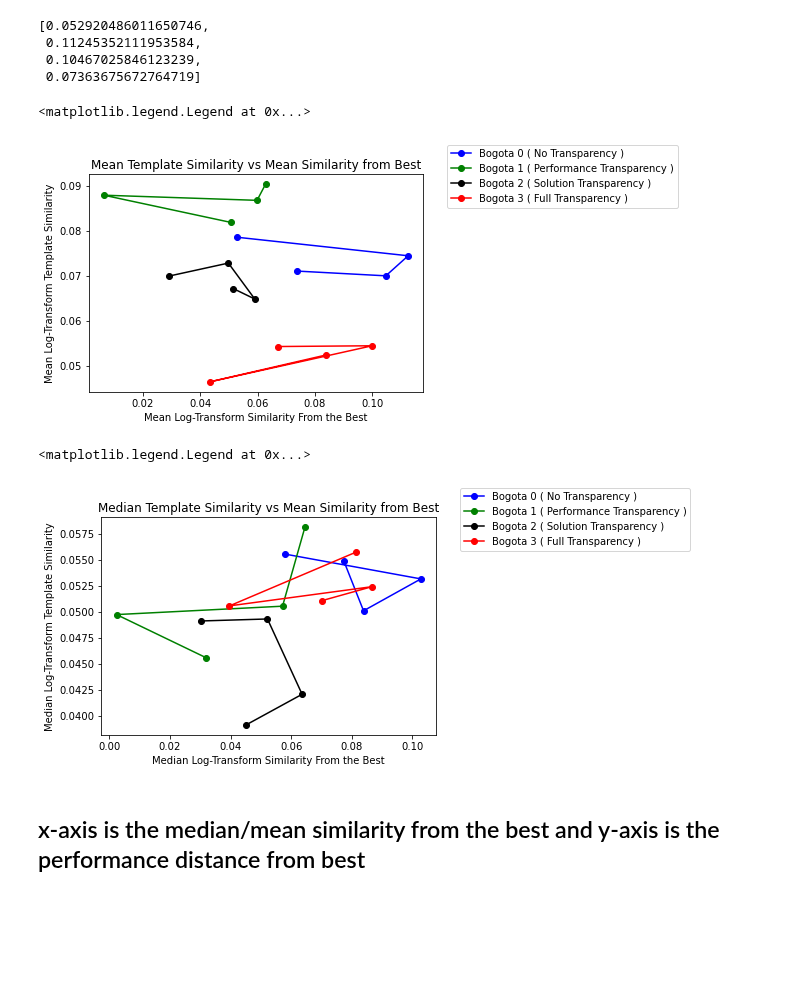
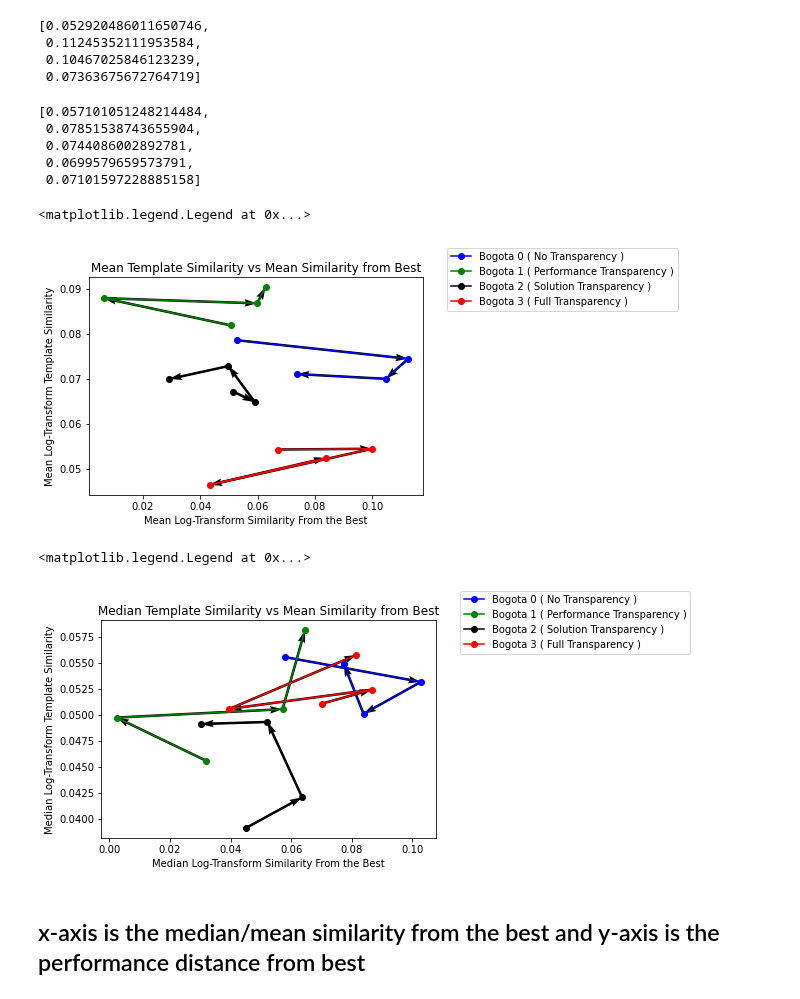
Before and after one commit to ironhacks/spring-2017-analysis, a Jupyter notebook: spring-2017/script/analysis/8-Distance-From-Best-Performance.ipynb, the cells around one changed output. Drawn from its saved outputs; the diff is of its cells as text; code cells hidden in the pictures; blank space fills up the shorter version.

```diff
--- a/spring-2017/script/analysis/8-Distance-From-Best-Performance.ipynb
+++ b/spring-2017/script/analysis/8-Distance-From-Best-Performance.ipynb
@@ -729,39 +729,54 @@ mean_log_best_bogota0
  0.11245352111953584,
  0.10467025846123239,
  0.07363675672764719]
+# %%
+mean_log_template_bogota0
+# %% [output]
+[0.057101051248214484,
+ 0.07851538743655904,
+ 0.0744086002892781,
+ 0.0699579659573791,
+ 0.07101597228885158]
 # %%
 import matplotlib.pyplot as plt
 
 x1 = mean_log_best_bogota0
 x2 = mean_log_best_bogota1
 x3 = mean_log_best_bogota2
 x4 = mean_log_best_bogota3
 
 del mean_log_template_bogota0[0]
 del mean_log_template_bogota1[0]
 del mean_log_template_bogota2[0]
 del mean_log_template_bogota3[0]
 
 y1 = mean_log_template_bogota0
 y2 = mean_log_template_bogota1
 y3 = mean_log_template_bogota2
 y4 = mean_log_template_bogota3
 
+deltaX1, deltaX2, deltaX3, deltaX4 = [np.diff(x) for x in [x1, x2, x3, x4]]
+deltaY1, deltaY2, deltaY3, deltaY4 = [np.diff(y) for y in [y1, y2, y3, y4]]
 
 line1 = plt.plot(x1, y1,'bo-',label='Bogota 0 ( No Transparency )')
 line2 = plt.plot(x2, y2,'go-',label='Bogota 1 ( Performance Transparency )')
 line3 = plt.plot(x3, y3,'ko-',label='Bogota 2 ( Solution Transparency )')
 line4 = plt.plot(x4, y4,'ro-',label='Bogota 3 ( Full Transparency )')
+
+arrows1 = plt.quiver(x1[:-1], y1[:-1], deltaX1, deltaY1, scale_units='xy', angles='xy', scale=1)
+arrows2 = plt.quiver(x2[:-1], y2[:-1], deltaX2, deltaY2, scale_units='xy', angles='xy', scale=1)
+arrows3 = plt.quiver(x3[:-1], y3[:-1], deltaX3, deltaY3, scale_units='xy', angles='xy', scale=1)
+arrows4 = plt.quiver(x4[:-1], y4[:-1], deltaX4, deltaY4, scale_units='xy', angles='xy', scale=1)
 
 plt.title("Mean Template Similarity vs Mean Similarity from Best")
 plt.ylabel("Mean Log-Transform Template Similarity")
 plt.xlabel("Mean Log-Transform Similarity From the Best")
 
 plt.legend(bbox_to_anchor=(1.5, 1),
            bbox_transform=plt.gcf().transFigure)
 # %% [output]
 <matplotlib.legend.Legend at 0x...>
-[figure, old version]
+[figure, new version]
 # %%
 import matplotlib.pyplot as plt
 
@@ -780,11 +795,19 @@ y2 = median_log_template_bogota1
 y3 = median_log_template_bogota2
 y4 = median_log_template_bogota3
 
+deltaX1, deltaX2, deltaX3, deltaX4 = [np.diff(x) for x in [x1, x2, x3, x4]]
+deltaY1, deltaY2, deltaY3, deltaY4 = [np.diff(y) for y in [y1, y2, y3, y4]]
+
 
 line1 = plt.plot(x1, y1,'bo-',label='Bogota 0 ( No Transparency )')
 line2 = plt.plot(x2, y2,'go-',label='Bogota 1 ( Performance Transparency )')
 line3 = plt.plot(x3, y3,'ko-',label='Bogota 2 ( Solution Transparency )')
 line4 = plt.plot(x4, y4,'ro-',label='Bogota 3 ( Full Transparency )')
+
+arrows1 = plt.quiver(x1[:-1], y1[:-1], deltaX1, deltaY1, scale_units='xy', angles='xy', scale=1)
+arrows2 = plt.quiver(x2[:-1], y2[:-1], deltaX2, deltaY2, scale_units='xy', angles='xy', scale=1)
+arrows3 = plt.quiver(x3[:-1], y3[:-1], deltaX3, deltaY3, scale_units='xy', angles='xy', scale=1)
+arrows4 = plt.quiver(x4[:-1], y4[:-1], deltaX4, deltaY4, scale_units='xy', angles='xy', scale=1)
 
 plt.title("Median Template Similarity vs Mean Similarity from Best")
 plt.ylabel("Median Log-Transform Template Similarity")
@@ -794,7 +817,7 @@ plt.legend(bbox_to_anchor=(1.5, 1),
            bbox_transform=plt.gcf().transFigure)
 # %% [output]
 <matplotlib.legend.Legend at 0x...>
-[figure, old version]
+[figure, new version]
 # %% [markdown]
 ## x-axis is the median/mean similarity from the best and y-axis is the performance distance from best
 # %%
```
Also changed, not shown: parts of 6 cells of this notebook, 9 other files.
